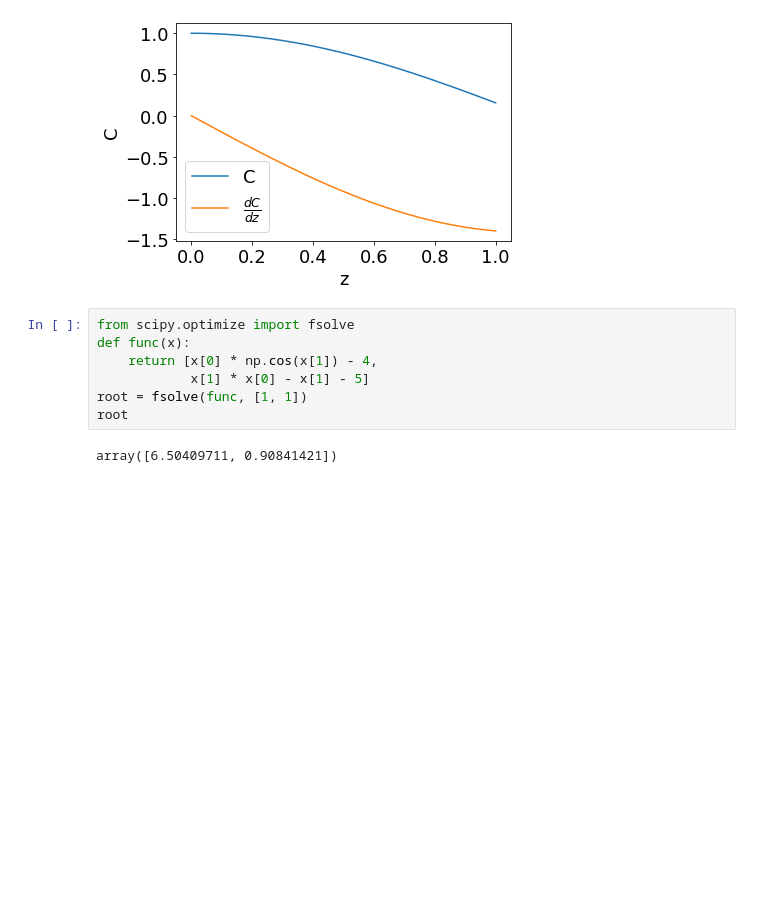
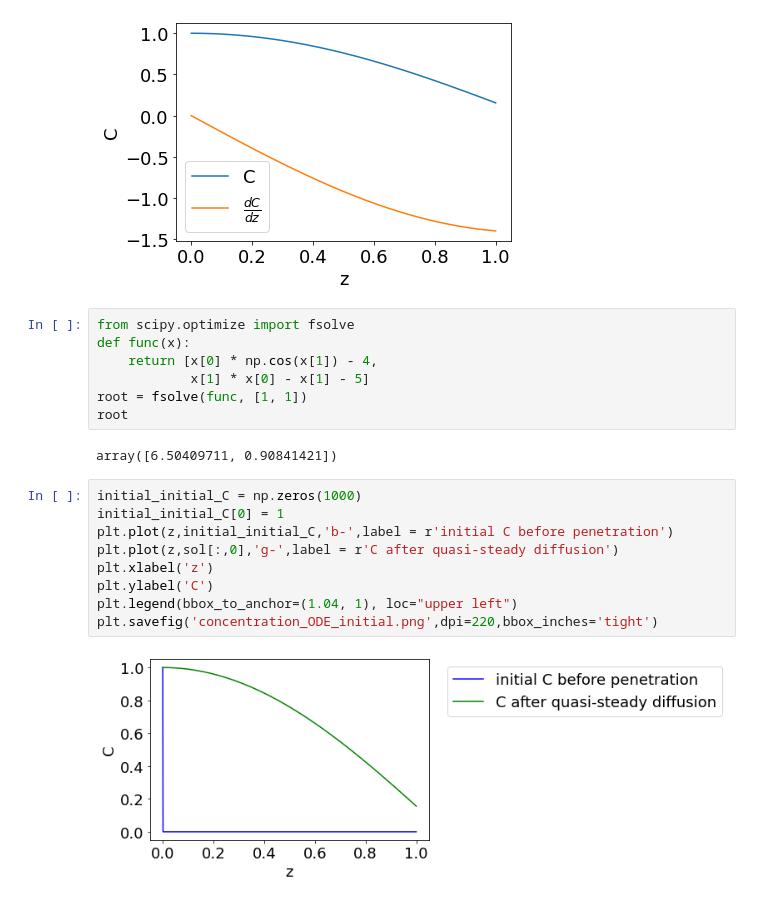
Before and after one commit to jjmarzia/cviSimulator, a Jupyter notebook: matlab/Concentration_ODE.ipynb, the cells around one changed output. Cells and saved outputs as stored; diff of their text form; blank space fills up the shorter version.

```diff
--- a/matlab/Concentration_ODE.ipynb
+++ b/matlab/Concentration_ODE.ipynb
@@ -37,3 +37,14 @@ root = fsolve(func, [1, 1])
 root
 # %% [output]
 array([6.50409711, 0.90841421])
+# %%
+initial_initial_C = np.zeros(1000)
+initial_initial_C[0] = 1
+plt.plot(z,initial_initial_C,'b-',label = r'initial C before penetration')
+plt.plot(z,sol[:,0],'g-',label = r'C after quasi-steady diffusion')
+plt.xlabel('z')
+plt.ylabel('C')
+plt.legend(bbox_to_anchor=(1.04, 1), loc="upper left")
+plt.savefig('concentration_ODE_initial.png',dpi=220,bbox_inches='tight')
+# %% [output]
+[figure, added]
```
Also changed, not shown: parts of 1 cell of this notebook, 1 other file.
